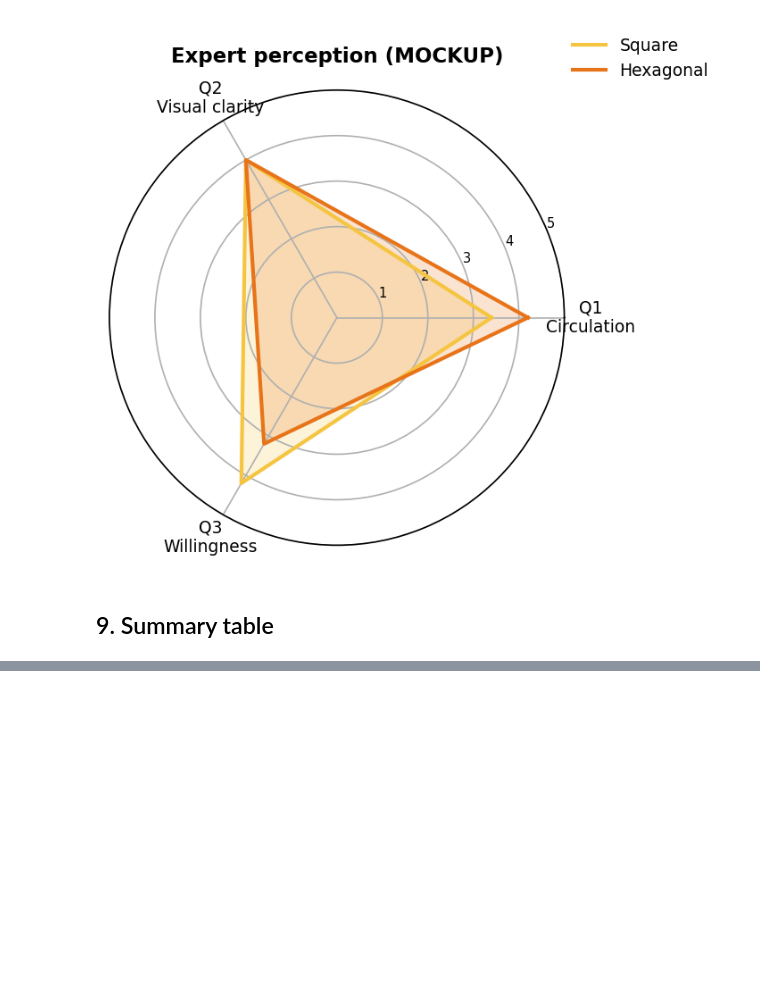
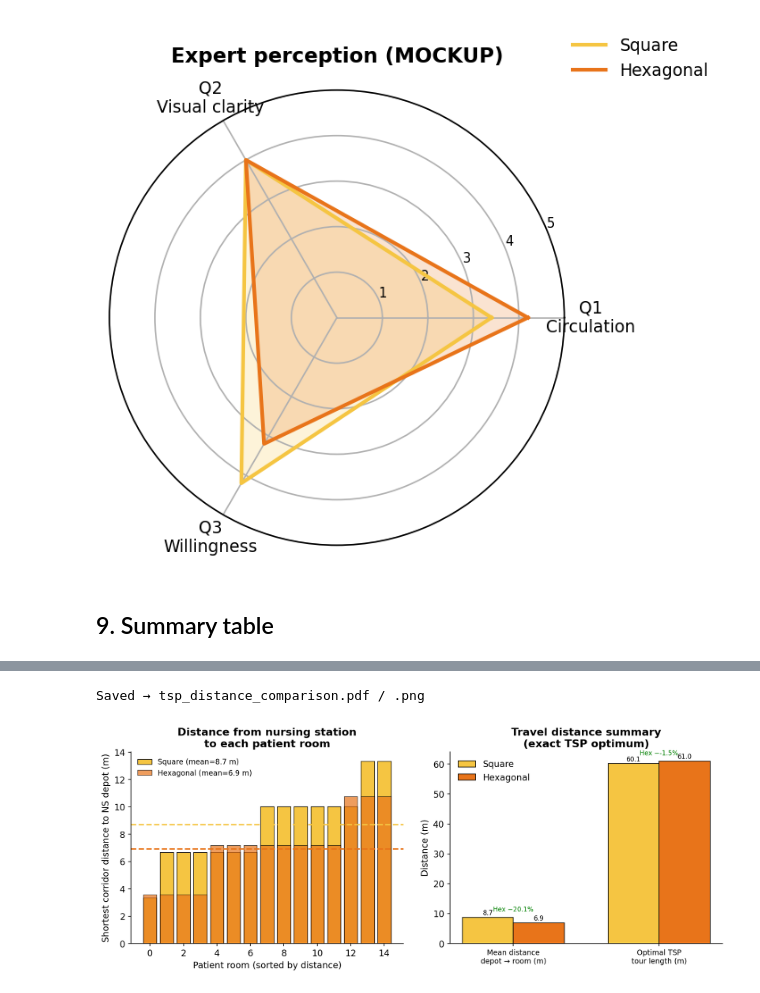
Before and after one commit to dianisay/hex-nursing, a Jupyter notebook: analysis/hex_nursing_analysis_executed.ipynb, the cells around one changed output, grey strips where cells are left out. Drawn from its saved outputs; the diff is of its cells as text; code cells hidden in the pictures; blank space fills up the shorter version.

```diff
--- a/analysis/hex_nursing_analysis_executed.ipynb
+++ b/analysis/hex_nursing_analysis_executed.ipynb
@@ -574,0 +866,44 @@ Saved → survey_radar.pdf / .png
+# %%
+# ─── 10.7  Figure: depot-to-room distance distributions ──────────────────────
+room_dists_sq  = D_sq[0, 1:]    # distance from depot to each patient room
+room_dists_hex = D_hex[0, 1:]
+
+fig, axes = plt.subplots(1, 2, figsize=(11, 4.5), sharey=False)
+
+# Left: bar chart of individual distances
+x_sq  = np.arange(len(room_dists_sq))
+x_hex = np.arange(len(room_dists_hex))
+axes[0].bar(x_sq,  sorted(room_dists_sq),  color=SQ_COLOR,  edgecolor='k', lw=0.7, label=f'Square (mean={mean_sq:.1f} m)')
+axes[0].bar(x_hex, sorted(room_dists_hex), color=HEX_COLOR, alpha=0.7, edgecolor='k', lw=0.7, label=f'Hexagonal (mean={mean_hex:.1f} m)')
+axes[0].axhline(mean_sq,  color=SQ_COLOR,  lw=1.8, ls='--')
+axes[0].axhline(mean_hex, color=HEX_COLOR, lw=1.8, ls='--')
+axes[0].set_xlabel('Patient room (sorted by distance)')
+axes[0].set_ylabel('Shortest corridor distance to NS depot (m)')
+axes[0].set_title('Distance from nursing station\nto each patient room')
+axes[0].legend(frameon=False, fontsize=9)
+
+# Right: summary bar
+metrics = ['Mean distance\ndepot → room (m)',
+           'Optimal TSP\ntour length (m)']
+sq_vals_tsp  = [mean_sq,  dist_sq]
+hex_vals_tsp = [mean_hex, dist_hex]
+x = np.arange(2)
+width = 0.35
+axes[1].bar(x - width/2, sq_vals_tsp,  width, color=SQ_COLOR,  edgecolor='k', lw=0.8, label='Square')
+axes[1].bar(x + width/2, hex_vals_tsp, width, color=HEX_COLOR, edgecolor='k', lw=0.8, label='Hexagonal')
+for i, (sv, hv) in enumerate(zip(sq_vals_tsp, hex_vals_tsp)):
+    axes[1].text(i - width/2, sv + 0.3, f'{sv:.1f}', ha='center', va='bottom', fontsize=8)
+    axes[1].text(i + width/2, hv + 0.3, f'{hv:.1f}', ha='center', va='bottom', fontsize=8)
+    pct = (sv - hv) / sv * 100
+    axes[1].text(i, max(sv, hv) + 2, f'Hex −{pct:.1f}%', ha='center', fontsize=8, color='green')
+axes[1].set_xticks(x)
+axes[1].set_xticklabels(metrics, fontsize=9)
+axes[1].set_ylabel('Distance (m)')
+axes[1].set_title('Travel distance summary\n(exact TSP optimum)')
+axes[1].legend(frameon=False)
+
+plt.tight_layout()
+save_fig('tsp_distance_comparison')
+# %% [output]
+Saved → tsp_distance_comparison.pdf / .png
+[figure, added]
```
Also changed, not shown: parts of 12 cells of this notebook, 34 other files.
